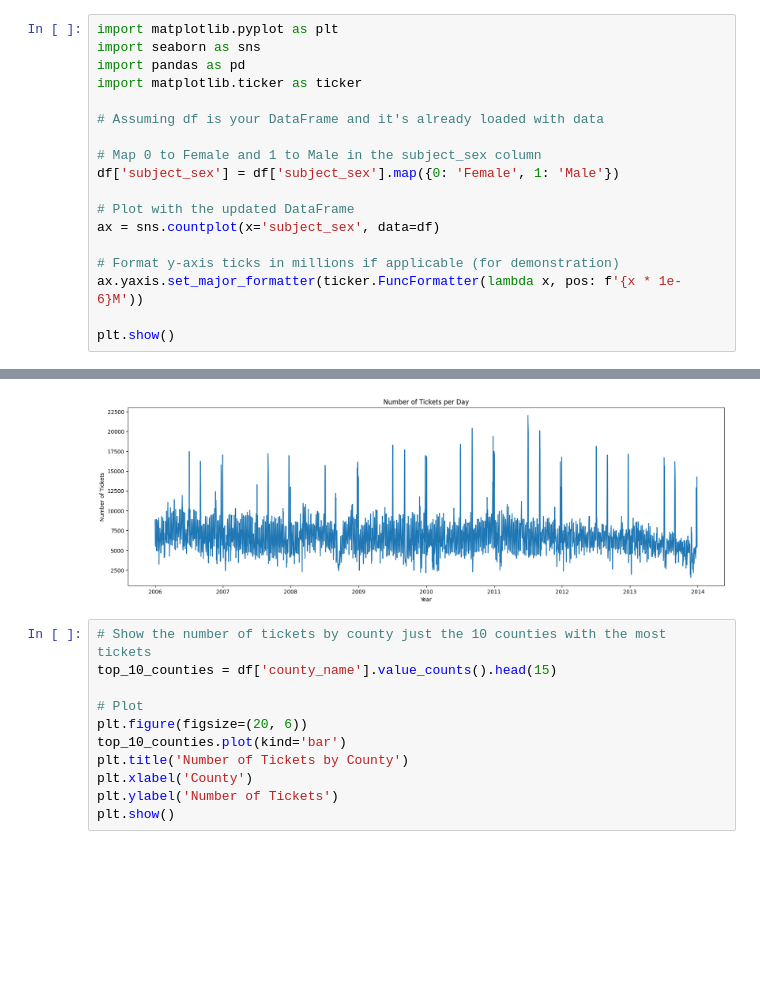
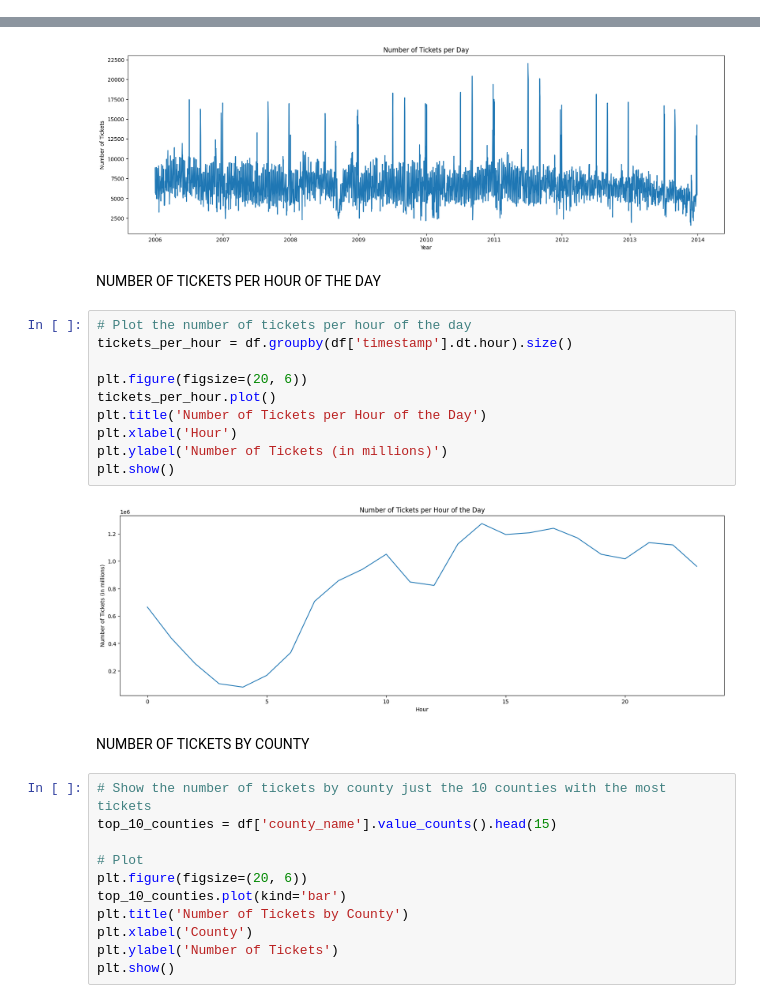
Before and after one commit to Luxchar/Criminalysis, a Jupyter notebook: notebooks/visualization.ipynb, the cells around one changed output, grey strips where cells are left out. Drawn from its saved outputs; the diff is of its cells as text; blank space fills up the shorter version.

Commit message:
plots

```diff
--- a/notebooks/visualization.ipynb
+++ b/notebooks/visualization.ipynb
@@ -82,21 +75,3 @@ subject_race = {1: 'white', 2: 'black', 3: 'hispanic', 4: 'asian', 5: 'other'}
 - Explore if certain vehicle types or colors are more likely to get a ticket.
 - How predictable are the stop rates, is there a time and place where you are more likely to get a ticket ?
 - Address the concern about jurisdictions using civil forfeiture as a funding mechanism rather than to properly fight drug trafficking.
-# %%
-import matplotlib.pyplot as plt
-import seaborn as sns
-import pandas as pd
-import matplotlib.ticker as ticker
-
-# Assuming df is your DataFrame and it's already loaded with data
-
-# Map 0 to Female and 1 to Male in the subject_sex column
-df['subject_sex'] = df['subject_sex'].map({0: 'Female', 1: 'Male'})
-
-# Plot with the updated DataFrame
-ax = sns.countplot(x='subject_sex', data=df)
-
-# Format y-axis ticks in millions if applicable (for demonstration)
-ax.yaxis.set_major_formatter(ticker.FuncFormatter(lambda x, pos: f'{x * 1e-6}M'))
-
-plt.show()
@@ -121,6 +102,22 @@ plt.show()
 # %% [output]
 Median number of tickets per day: 6451.5
 [figure]
+# %% [markdown]
+NUMBER OF TICKETS PER HOUR OF THE DAY
+# %%
+# Plot the number of tickets per hour of the day
+tickets_per_hour = df.groupby(df['timestamp'].dt.hour).size()
+
+plt.figure(figsize=(20, 6))
+tickets_per_hour.plot()
+plt.title('Number of Tickets per Hour of the Day')
+plt.xlabel('Hour')
+plt.ylabel('Number of Tickets (in millions)')
+plt.show()
+# %% [output]
+[figure, added]
+# %% [markdown]
+NUMBER OF TICKETS BY COUNTY
 # %%
 # Show the number of tickets by county just the 10 counties with the most tickets
 top_10_counties = df['county_name'].value_counts().head(15)
```
Also changed, not shown: parts of 15 cells of this notebook, 2 other files.
